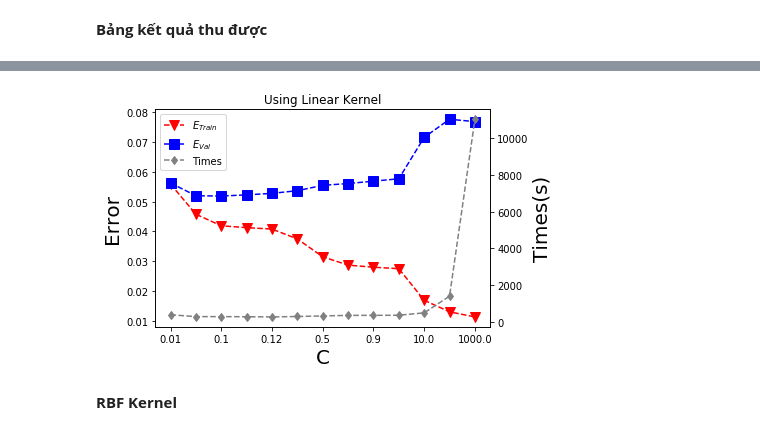
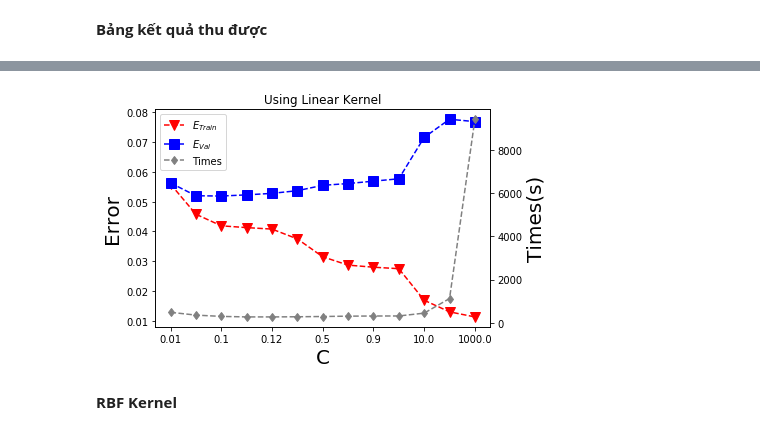
Before and after one commit to dangminh3107/Machine_Learning, a Jupyter notebook: FinalProject/47_1712003_1712096/Code/1712003_1712096.ipynb, the cells around one changed output, grey strips where cells are left out. Saved outputs shown, nothing was run; the diff lists cells and outputs as text; code cells hidden in the pictures.

```diff
--- a/FinalProject/47_1712003_1712096/Code/1712003_1712096.ipynb
+++ b/FinalProject/47_1712003_1712096/Code/1712003_1712096.ipynb
@@ -245,28 +255,28 @@ Validation score:  0.9463
 # %%
 import matplotlib.pyplot as plt
 #Vẽ đồ thị biểu diễn bảng kết quả
 ET1 = [0.0559, 0.0458, 0.0419, 0.0413, 0.0408, 0.0375, 0.0315, 0.0287, 0.028, 0.0275, 0.0169, 0.013, 0.0113]
 EV1 = [0.0563, 0.052, 0.0519, 0.0523, 0.0528, 0.0537, 0.0555, 0.0561, 0.0569, 0.0577, 0.0716, 0.0777, 0.0769]
-ar = np.array([389, 286, 286, 279, 270, 293, 323, 354, 356, 361, 492, 1400, 11045])
+ar = np.array([488, 359, 299, 275, 275, 282, 294, 310, 317, 319, 450, 1126, 9426])
 xlabelsinC = np.array([0, 0.01, 0.1, 0.12, 0.5, 0.9, 10, 1000])
 X = np.array(ET1)
 Y = np.array(EV1)
 fig, ax = plt.subplots()
 plt.title('Using Linear Kernel')
 l1 = ax.plot(X,'v--', color = 'r', label = r'$E_{Train}$', markersize = 10)
 l2 = ax.plot(Y,'s--', color = 'b', label = r'$E_{Val}$', markersize = 10)
 ax2 = ax.twinx()
 l3 = ax2.plot(ar, 'd--', color = 'grey', label = 'Times')
 lt = l1 + l2 + l3
 labs = [l.get_label() for l in lt]
 ax.legend(lt, labs, loc=0)
 ax.set_xlabel('C', fontsize = 20)
 ax.set_ylabel('Error', fontsize = 20)
 ax.set_xticklabels(xlabelsinC)
 ax2.set_ylabel('Times(s)', fontsize = 20)
 plt.show()
 # %% [output]
-[figure, old version]
+[figure, new version]
 # %% [markdown]
 **RBF Kernel**
 # %% [markdown]
```
Also changed, not shown: parts of 8 cells of this notebook, 2 other files.
